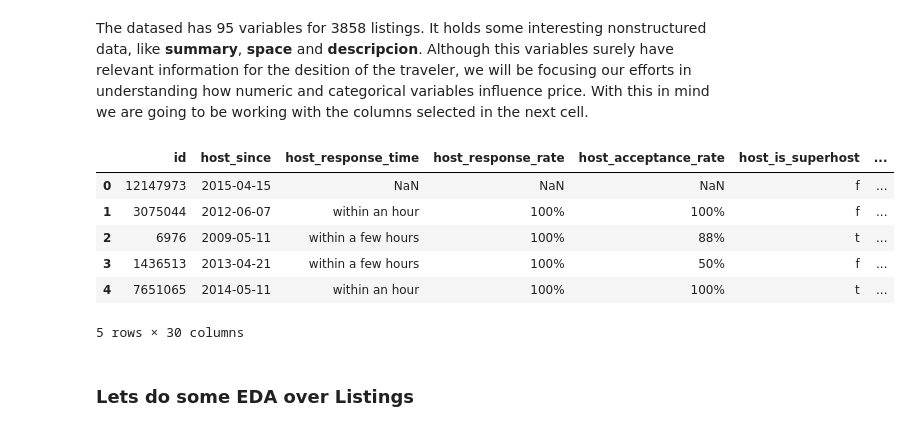
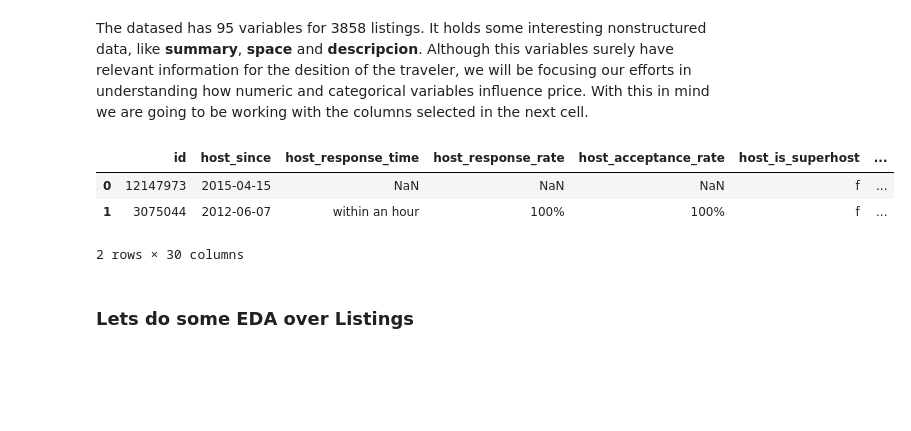
Before and after one commit to mpradam/udacity_p1, a Jupyter notebook: BostonAirBNB.ipynb, the cells around one changed output. Cells and saved outputs as stored; diff of their text form; code cells hidden in the pictures; blank space fills up the shorter version.

```diff
--- a/BostonAirBNB.ipynb
+++ b/BostonAirBNB.ipynb
@@ -65,19 +61,20 @@ df_lis.head()
 # %% [markdown]
 The datased has 95 variables for 3858 listings. It holds some interesting nonstructured data, like **summary**, **space** and **descripcion**. Although this variables surely have relevant information for the desition of the traveler, we will be focusing our efforts in understanding how numeric and categorical variables influence price. With this in mind we are going to be working with the columns selected in the next cell.
 # %%
-df_lis=df_lis[['id','host_since','host_response_time', 'host_response_rate','host_acceptance_rate','host_is_superhost','host_total_listings_count','zipcode','latitude',
-                'longitude','property_type','room_type','accommodates','bathrooms','bedrooms','beds','bed_type','price','security_deposit','guests_included','extra_people',
-                'number_of_reviews', 'review_scores_rating','review_scores_accuracy','review_scores_cleanliness','review_scores_checkin','review_scores_communication',
+df_lis=df_lis[['id','host_since','host_response_time', 'host_response_rate','host_acceptance_rate',
+                'host_is_superhost','host_total_listings_count','zipcode','latitude',
+                'longitude','property_type','room_type','accommodates',
+                'bathrooms','bedrooms','beds','bed_type','price',
+                'security_deposit','guests_included','extra_people',
+                'number_of_reviews', 'review_scores_rating','review_scores_accuracy',
+                'review_scores_cleanliness','review_scores_checkin','review_scores_communication',
                 'review_scores_location','review_scores_value','instant_bookable']]
-df_lis.head()
+df_lis.head(2)
 # %% [output]
 |  | id | host_since | host_response_time | host_response_rate | host_acceptance_rate | host_is_superhost | ... |
 | 0 | 12147973 | 2015-04-15 | NaN | NaN | NaN | f | ... |
 | 1 | 3075044 | 2012-06-07 | within an hour | 100% | 100% | f | ... |
-| 2 | 6976 | 2009-05-11 | within a few hours | 100% | 88% | t | ... |
-| 3 | 1436513 | 2013-04-21 | within a few hours | 100% | 50% | f | ... |
-| 4 | 7651065 | 2014-05-11 | within an hour | 100% | 100% | t | ... |
-5 rows × 30 columns
+2 rows × 30 columns
 # %% [markdown]
 ### Lets do some EDA over Listings
 # %% [markdown]
```
Also changed, not shown: parts of 4 cells of this notebook.
